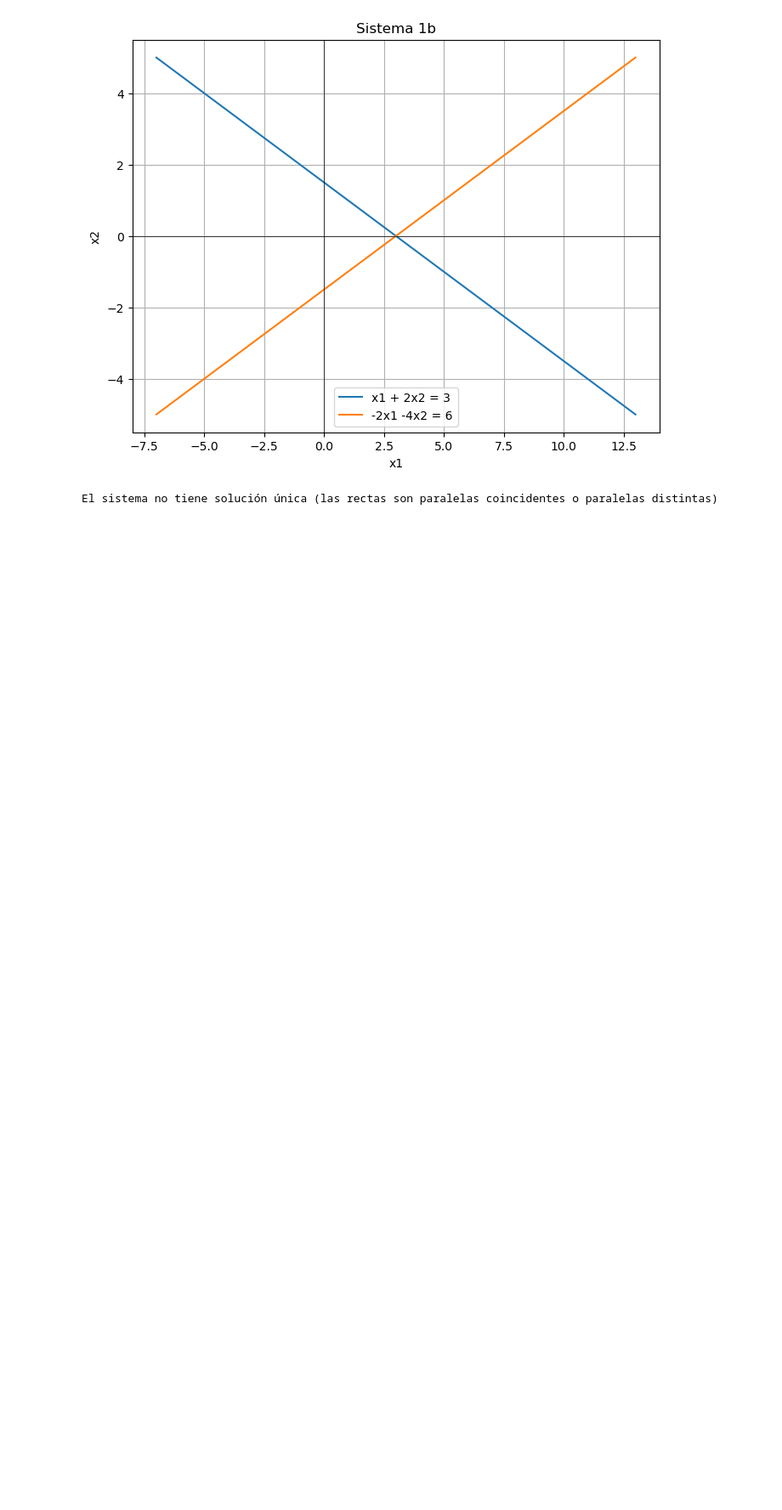
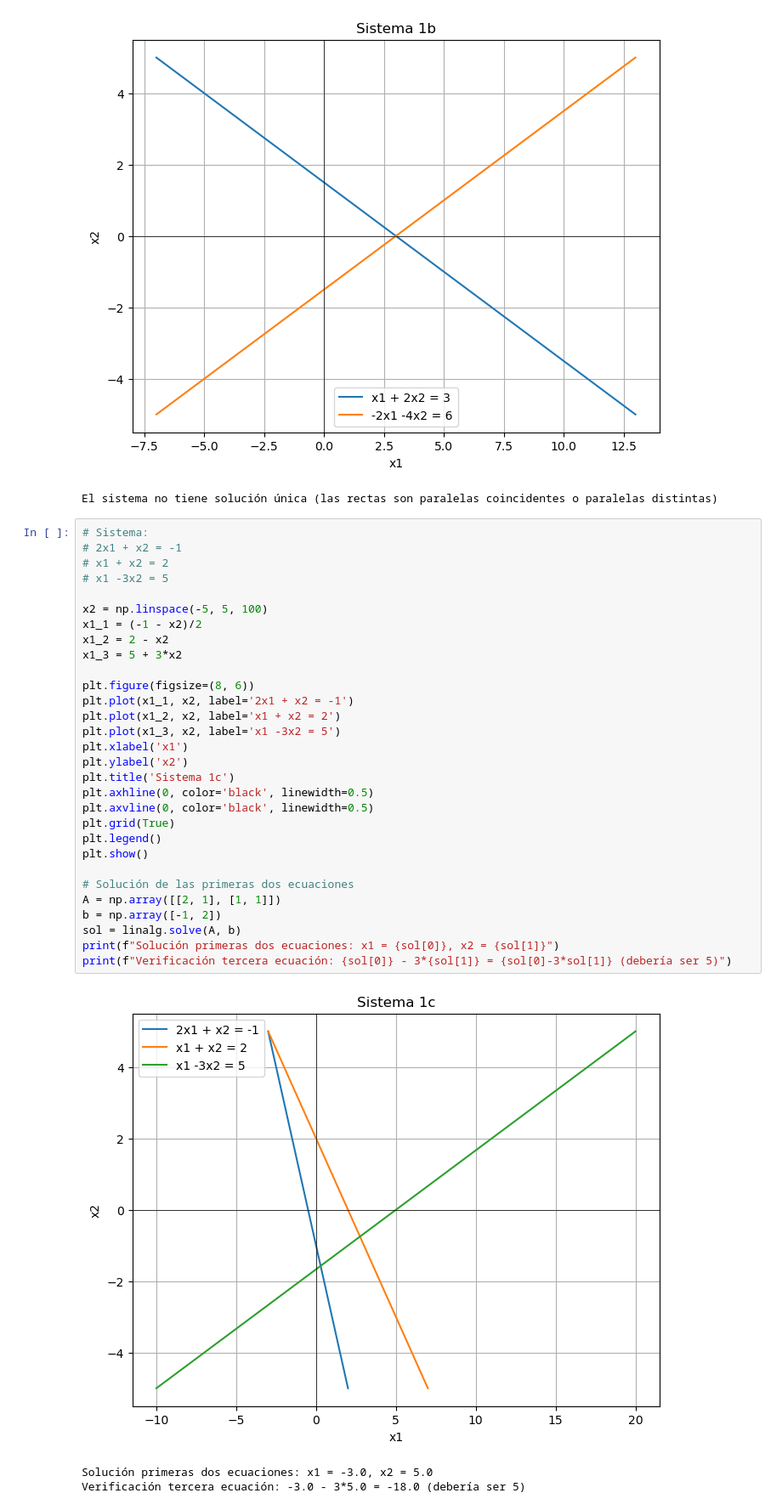
Before and after one commit to JASL22/-Tarea-09-Ejercicios-Unidad-04-A-B-Eliminaci-n-gaussiana-vs-Gauss-Jordan, a Jupyter notebook: Tarea9.ipynb, the cells around one changed output. Shown at 85% size. Cells and saved outputs as stored; diff of their text form; blank space fills up the shorter version.

```diff
--- a/Tarea9.ipynb
+++ b/Tarea9.ipynb
@@ -70,3 +70,37 @@ except np.linalg.LinAlgError:
 # %% [output]
 [figure]
 El sistema no tiene solución única (las rectas son paralelas coincidentes o paralelas distintas)
+# %%
+# Sistema:
+# 2x1 + x2 = -1
+# x1 + x2 = 2
+# x1 -3x2 = 5
+
+x2 = np.linspace(-5, 5, 100)
+x1_1 = (-1 - x2)/2
+x1_2 = 2 - x2
+x1_3 = 5 + 3*x2
+
+plt.figure(figsize=(8, 6))
+plt.plot(x1_1, x2, label='2x1 + x2 = -1')
+plt.plot(x1_2, x2, label='x1 + x2 = 2')
+plt.plot(x1_3, x2, label='x1 -3x2 = 5')
+plt.xlabel('x1')
+plt.ylabel('x2')
+plt.title('Sistema 1c')
+plt.axhline(0, color='black', linewidth=0.5)
+plt.axvline(0, color='black', linewidth=0.5)
+plt.grid(True)
+plt.legend()
+plt.show()
+
+# Solución de las primeras dos ecuaciones
+A = np.array([[2, 1], [1, 1]])
+b = np.array([-1, 2])
+sol = linalg.solve(A, b)
+print(f"Solución primeras dos ecuaciones: x1 = {sol[0]}, x2 = {sol[1]}")
+print(f"Verificación tercera ecuación: {sol[0]} - 3*{sol[1]} = {sol[0]-3*sol[1]} (debería ser 5)")
+# %% [output]
+[figure, added]
+Solución primeras dos ecuaciones: x1 = -3.0, x2 = 5.0
+Verificación tercera ecuación: -3.0 - 3*5.0 = -18.0 (debería ser 5)
```
